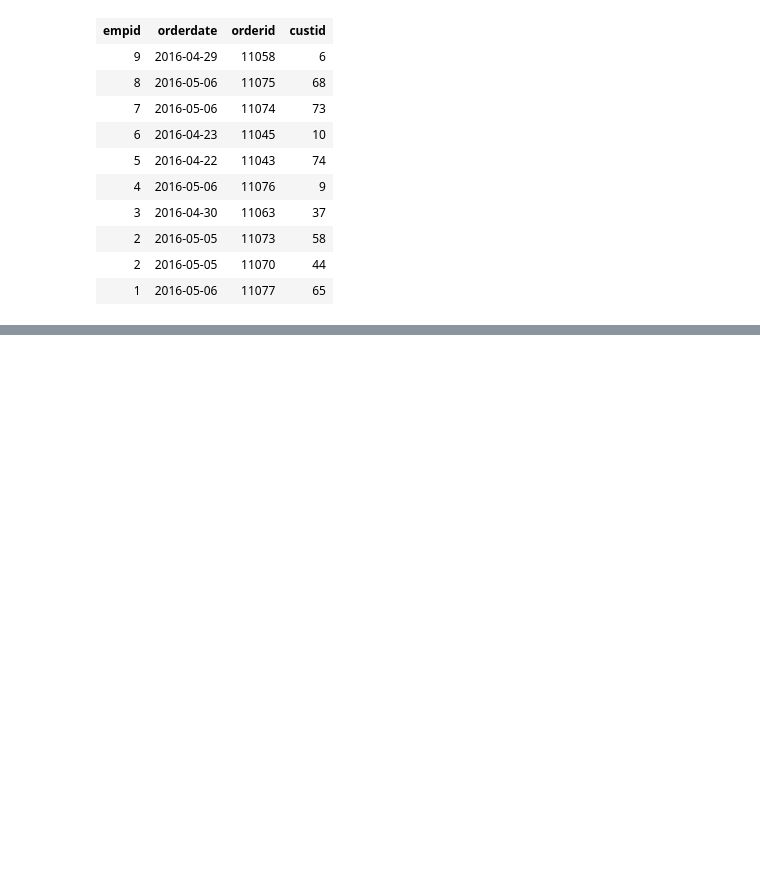
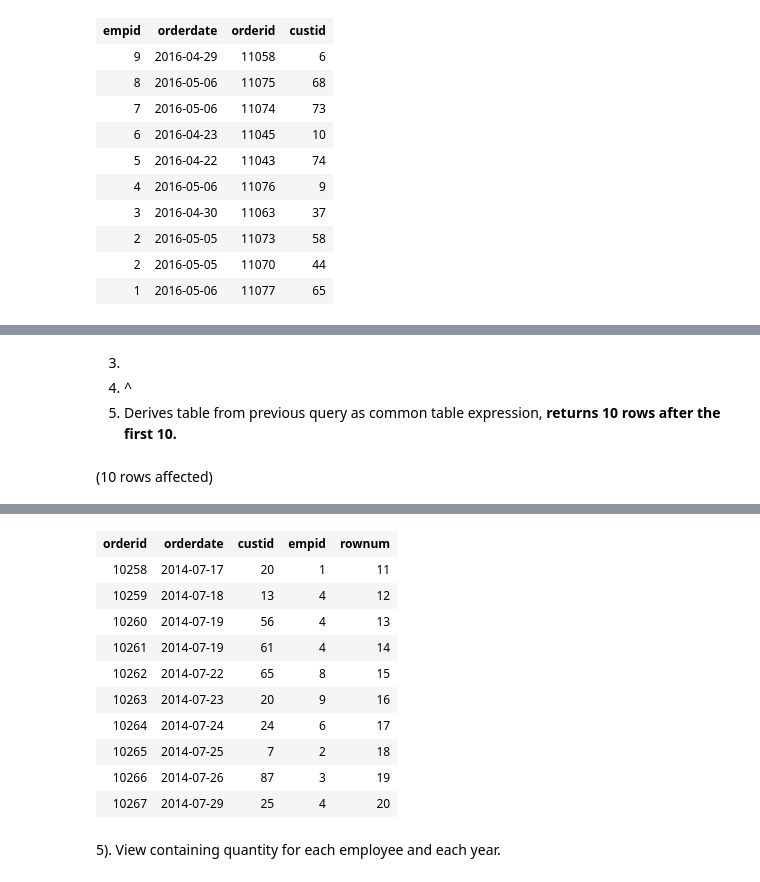
Before and after one commit to ryanmohamed/tsql_hw3, a Jupyter notebook: chapter5_exercises.ipynb, the cells around one changed output, grey strips where cells are left out. Saved outputs shown, nothing was run; the diff lists cells and outputs as text; code cells hidden in the pictures; blank space fills up the shorter version.

```diff
--- a/chapter5_exercises.ipynb
+++ b/chapter5_exercises.ipynb
@@ -141,0 +177,26 @@ Total execution time: 00:00:00.028
+# %% [markdown]
+3.
+1. ^
+2. Derives table from previous query as common table expression, **returns 10 rows after the first 10.**
+# %%
+use Northwinds2022TSQLV7;
+
+with O1 as (
+    select OrderId as orderid,
+        OrderDate as orderdate,
+        CustomerId as custid,
+        EmployeeId as empid
+    from Sales.[Order]
+),
+O2 as (
+    select orderid, orderdate, custid, empid,
+        row_number() over (order by orderdate, orderid) as rownum
+    from O1
+)
+select *
+from O2
+order by rownum
+offset 10 rows
+fetch next 10 rows only
+# %% [output]
+(10 rows affected)
@@ -141,0 +204,13 @@ Total execution time: 00:00:00.028
+| orderid | orderdate | custid | empid | rownum |
+| 10258 | 2014-07-17 | 20 | 1 | 11 |
+| 10259 | 2014-07-18 | 13 | 4 | 12 |
+| 10260 | 2014-07-19 | 56 | 4 | 13 |
+| 10261 | 2014-07-19 | 61 | 4 | 14 |
+| 10262 | 2014-07-22 | 65 | 8 | 15 |
+| 10263 | 2014-07-23 | 20 | 9 | 16 |
+| 10264 | 2014-07-24 | 24 | 6 | 17 |
+| 10265 | 2014-07-25 | 7 | 2 | 18 |
+| 10266 | 2014-07-26 | 87 | 3 | 19 |
+| 10267 | 2014-07-29 | 25 | 4 | 20 |
+# %% [markdown]
+5). View containing quantity for each employee and each year.
```
Also changed, not shown: parts of 3 cells of this notebook, 1 other file.
